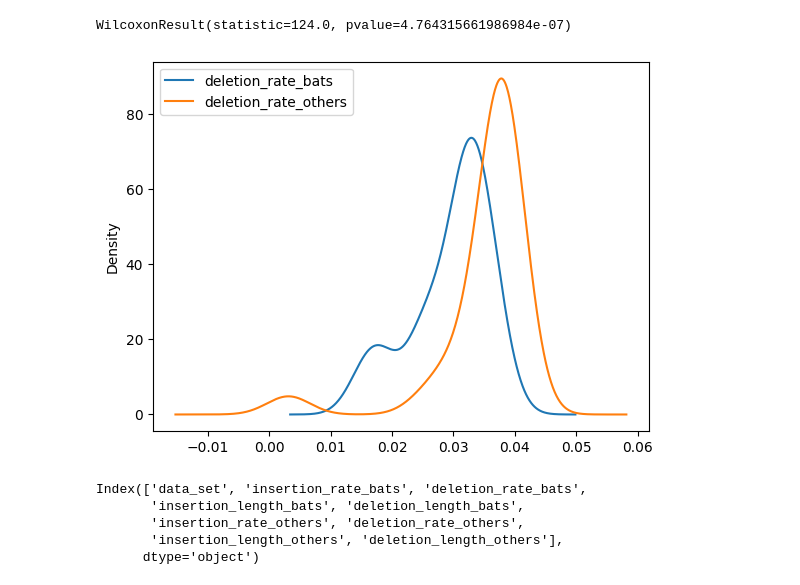
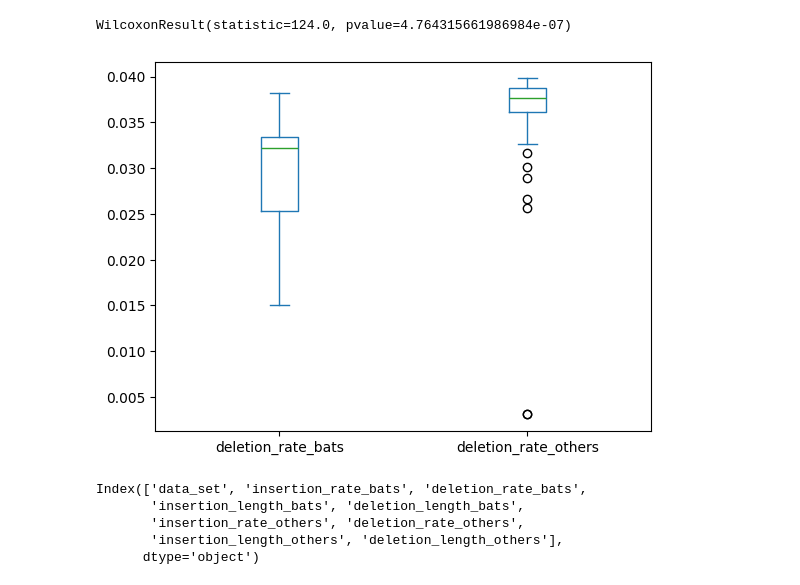
Before and after one commit to elyawy/bat_analysis, a Jupyter notebook: results_analysis.ipynb, the cells around one changed output. Cells and saved outputs as stored; diff of their text form; code cells hidden in the pictures.

```diff
--- a/results_analysis.ipynb
+++ b/results_analysis.ipynb
@@ -168,9 +169,9 @@ wilcoxon(comparison_df["deletion_rate_bats"], comparison_df["deletion_rate_other
 # %% [output]
 WilcoxonResult(statistic=124.0, pvalue=4.764315661986984e-07)
 # %%
-ax = comparison_df[["deletion_rate_bats", "deletion_rate_others"]].plot.kde()
+ax = comparison_df[["deletion_rate_bats", "deletion_rate_others"]].plot.box()
 # %% [output]
-[figure, old version]
+[figure, new version]
 # %%
 comparison_df.columns
 # %% [output]
```
Also changed, not shown: parts of 7 cells of this notebook.
